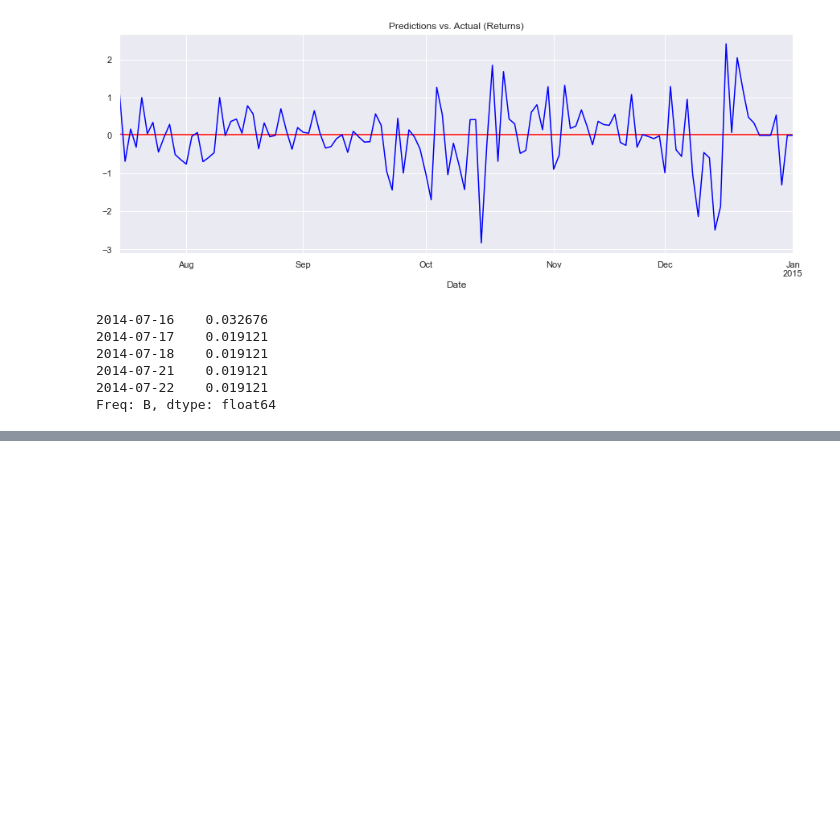
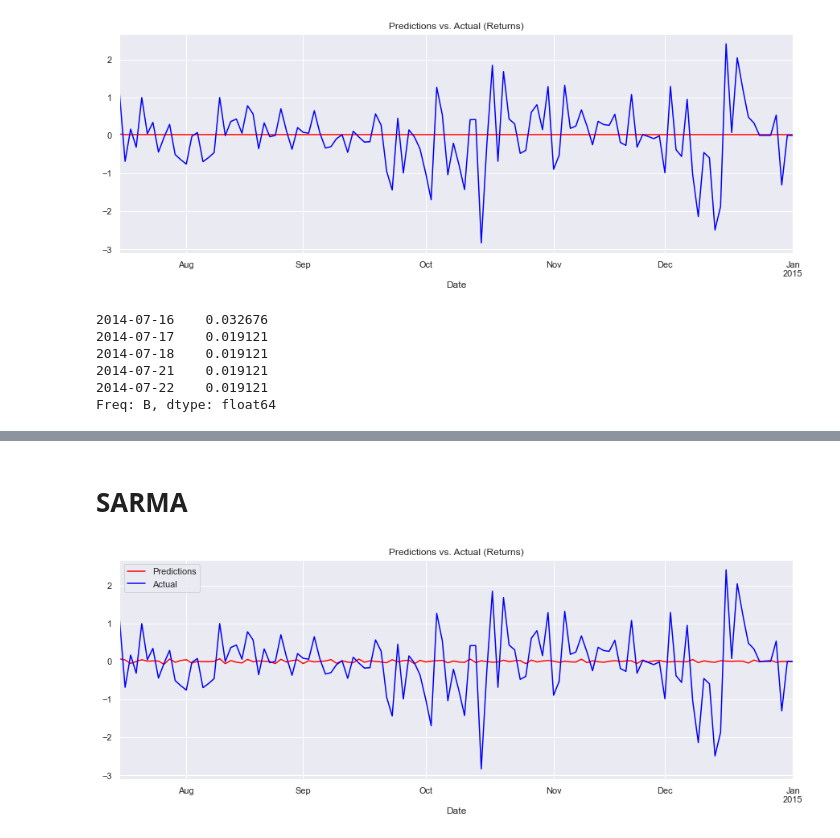
Before and after one commit to mkang32/snp500-analysis, a Jupyter notebook: notebooks/8.Forecasting.ipynb, the cells around one changed output, grey strips where cells are left out. Cells and saved outputs as stored; diff of their text form; code cells hidden in the pictures; blank space fills up the shorter version.

```diff
--- a/notebooks/8.Forecasting.ipynb
+++ b/notebooks/8.Forecasting.ipynb
@@ -186,0 +255,17 @@ Freq: B, dtype: float64
+# %% [markdown]
+# SARMA
+# %%
+end_date = "2015-01-01"
+
+model_ret_sarma = SARIMAX(df.ret_ftse[1:], order=(1, 0, 1), seasonal_order=(3, 0, 2, 5))
+results_ret_sarma = model_ret_sarma.fit()
+
+df_pred_sarma = results_ret_sarma.predict(start=start_date, end=end_date)
+
+df_pred_sarma[start_date: end_date].plot(figsize=(15, 5), color='red')
+df_test.ret_ftse[start_date: end_date].plot(color='blue')
+plt.title('Predictions vs. Actual (Returns)')
+plt.legend(['Predictions', 'Actual'])
+plt.show()
+# %% [output]
+[figure, added]
```
Also changed, not shown: parts of 15 cells of this notebook.
